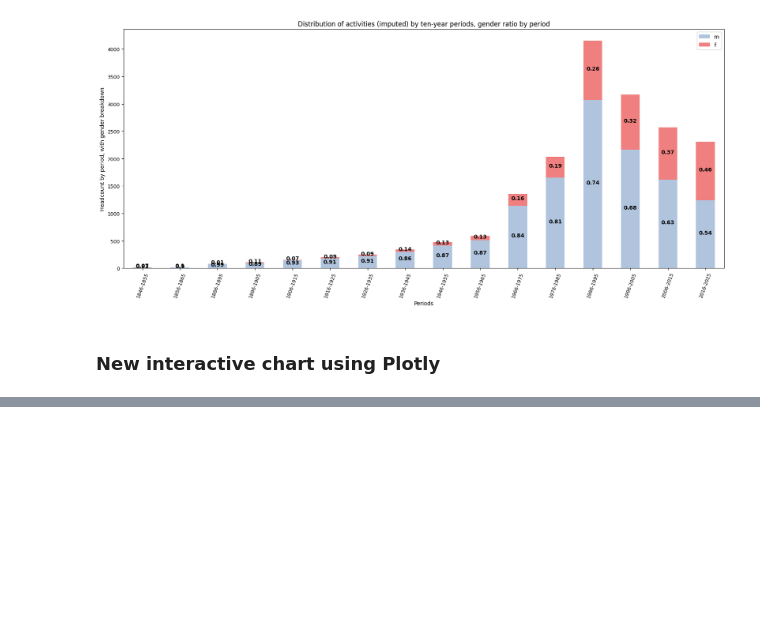
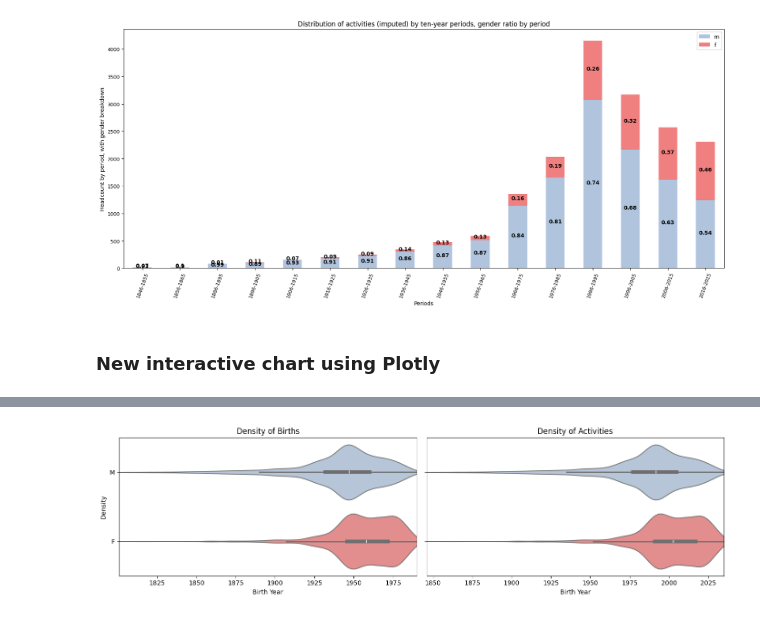
Before and after one commit to NicoSidler/LOD_NicoSidler, a Jupyter notebook: notebooks_jupyter/wikidata_exploration/da1new_distribution_birthYear_gender.ipynb, the cells around one changed output, grey strips where cells are left out. Cells and saved outputs as stored; diff of their text form; code cells hidden in the pictures; blank space fills up the shorter version.

```diff
--- a/notebooks_jupyter/wikidata_exploration/da1new_distribution_birthYear_gender.ipynb
+++ b/notebooks_jupyter/wikidata_exploration/da1new_distribution_birthYear_gender.ipynb
@@ -692,0 +700,25 @@ fig.show()
+# %%
+# Filter out 'A'
+cdf_mf = cdf_p[cdf_p['genCode'].isin(['M', 'F'])]
+# %%
+# Create two subplots
+fig, axes = plt.subplots(1, 2, figsize=(14, 4), sharey=True)
+
+sns.violinplot(data=cdf_mf, y='genCode', x='birthYear', order=['M', 'F'],
+               orient='h', palette={'M': 'LightSteelBlue', 'F': 'LightCoral'}, ax=axes[0])
+axes[0].set_xlim(cdf_mf['birthYear'].min(), cdf_mf['birthYear'].max())
+axes[0].set_title('Density of Births')
+axes[0].set_xlabel('Birth Year')
+axes[0].set_ylabel('Density')
+
+sns.violinplot(data=cdf_mf, y='genCode', x='activityYear', order=['M', 'F'],
+               orient='h', palette={'M': 'LightSteelBlue', 'F': 'LightCoral'}, ax=axes[1])
+axes[1].set_xlim(cdf_mf['activityYear'].min(), cdf_mf['activityYear'].max())
+axes[1].set_title('Density of Activities')
+axes[1].set_xlabel('Birth Year')
+axes[1].set_ylabel('Density')
+
+plt.tight_layout()
+plt.show()
+# %% [output]
+[figure, added]
```
Also changed, not shown: parts of 6 cells of this notebook, 2 other files.
